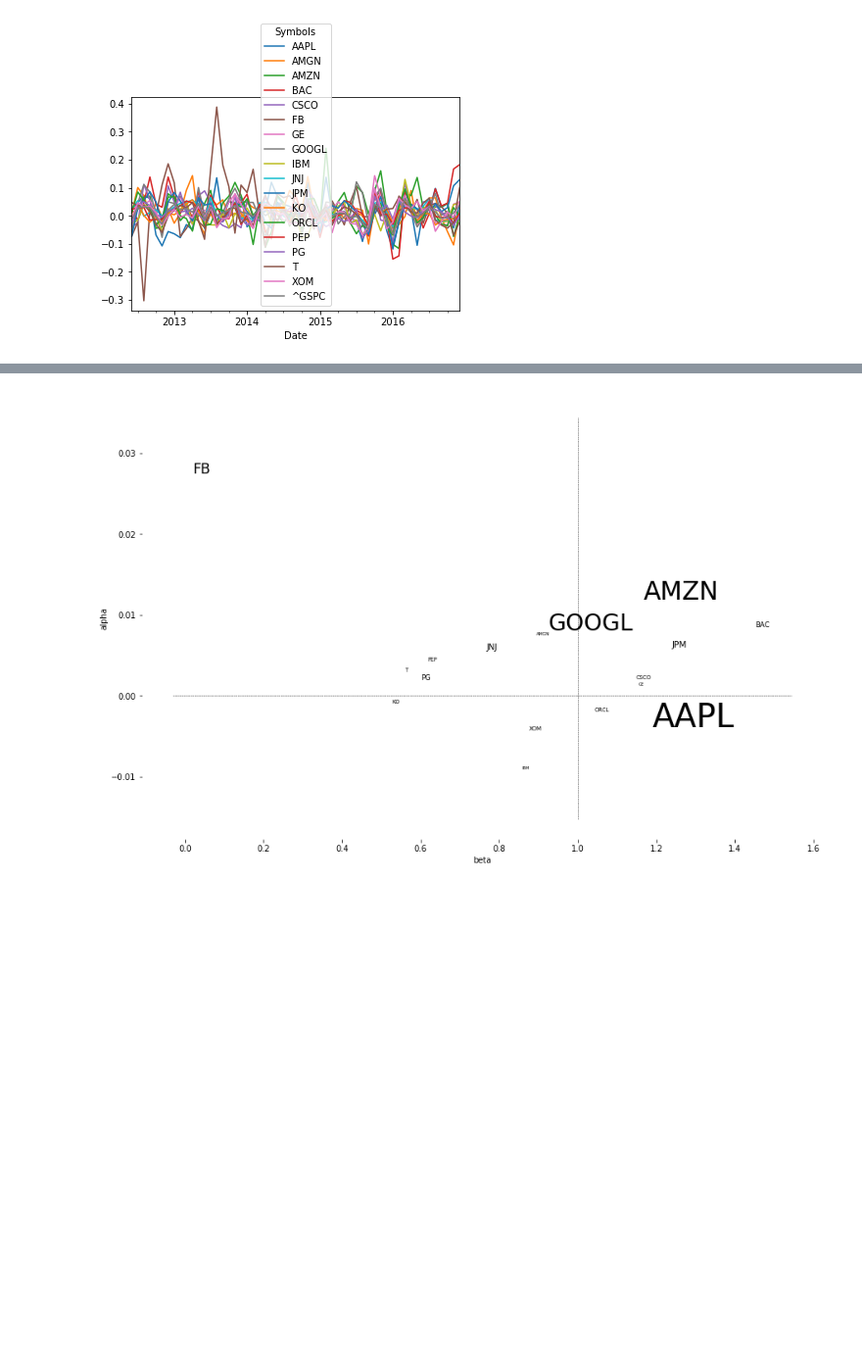
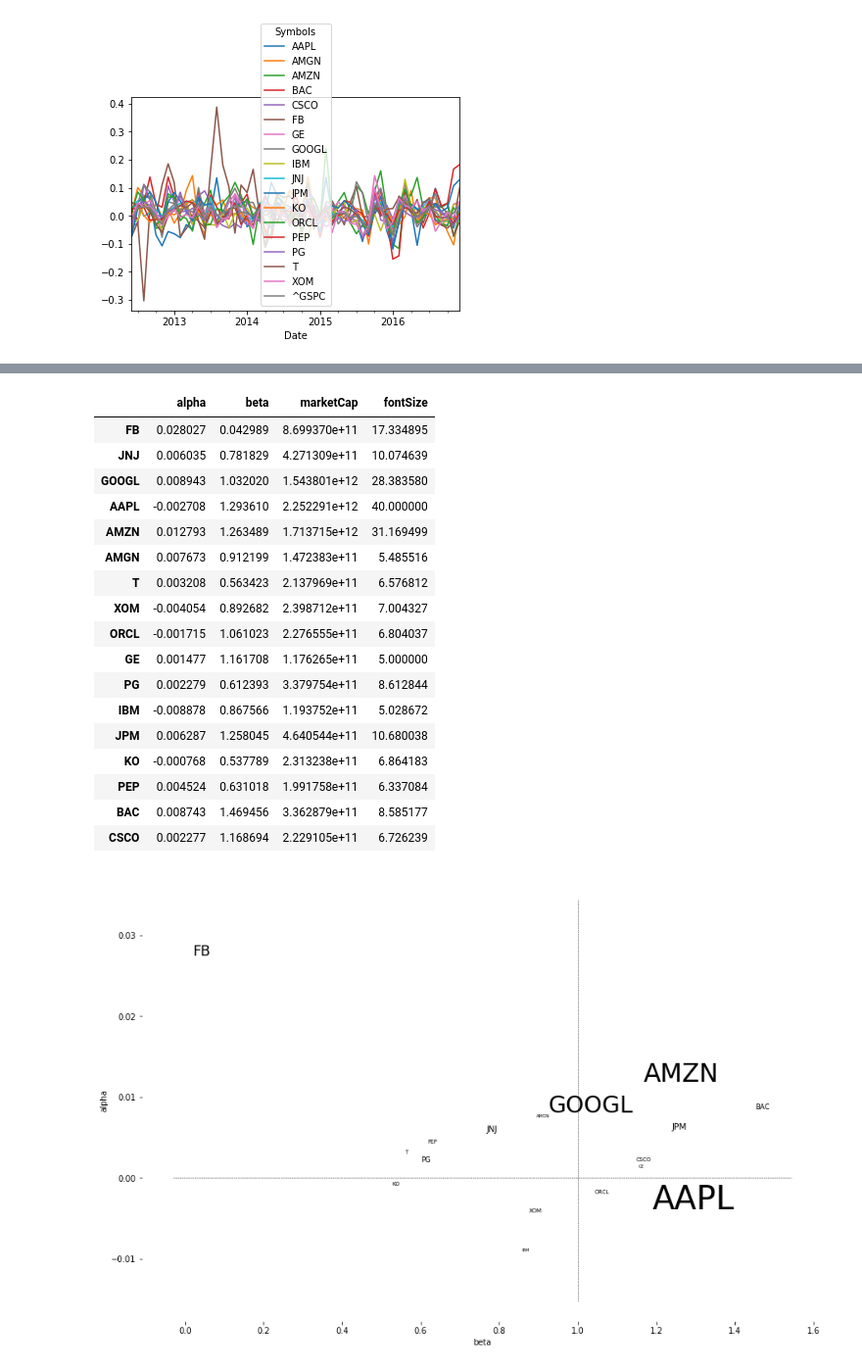
Before and after one commit to mkudija/taddy-business-data-science, a Jupyter notebook: 0-introduction/3-stock-returns/0-introduction_stock-returns.ipynb, the cells around one changed output, grey strips where cells are left out. Shown: that part at 98% size. Cells and saved outputs as stored; diff of their text form; code cells hidden in the pictures; blank space fills up the shorter version.

```diff
--- a/0-introduction/3-stock-returns/0-introduction_stock-returns.ipynb
+++ b/0-introduction/3-stock-returns/0-introduction_stock-returns.ipynb
@@ -130,3 +143,24 @@ coeff.tail(5)
+# %%
+coeff
+# %% [output]
+|  | alpha | beta | marketCap | fontSize |
+| FB | 0.028027 | 0.042989 | 8.699370e+11 | 17.334895 |
+| JNJ | 0.006035 | 0.781829 | 4.271309e+11 | 10.074639 |
+| GOOGL | 0.008943 | 1.032020 | 1.543801e+12 | 28.383580 |
+| AAPL | -0.002708 | 1.293610 | 2.252291e+12 | 40.000000 |
+| AMZN | 0.012793 | 1.263489 | 1.713715e+12 | 31.169499 |
+| AMGN | 0.007673 | 0.912199 | 1.472383e+11 | 5.485516 |
+| T | 0.003208 | 0.563423 | 2.137969e+11 | 6.576812 |
+| XOM | -0.004054 | 0.892682 | 2.398712e+11 | 7.004327 |
+| ORCL | -0.001715 | 1.061023 | 2.276555e+11 | 6.804037 |
+| GE | 0.001477 | 1.161708 | 1.176265e+11 | 5.000000 |
+| PG | 0.002279 | 0.612393 | 3.379754e+11 | 8.612844 |
+| IBM | -0.008878 | 0.867566 | 1.193752e+11 | 5.028672 |
+| JPM | 0.006287 | 1.258045 | 4.640544e+11 | 10.680038 |
+| KO | -0.000768 | 0.537789 | 2.313238e+11 | 6.864183 |
+| PEP | 0.004524 | 0.631018 | 1.991758e+11 | 6.337084 |
+| BAC | 0.008743 | 1.469456 | 3.362879e+11 | 8.585177 |
+| CSCO | 0.002277 | 1.168694 | 2.229105e+11 | 6.726239 |
 # %%
 # reproduce Figure I.3 (page 3)
 
```
Also changed, not shown: parts of 4 cells of this notebook.
